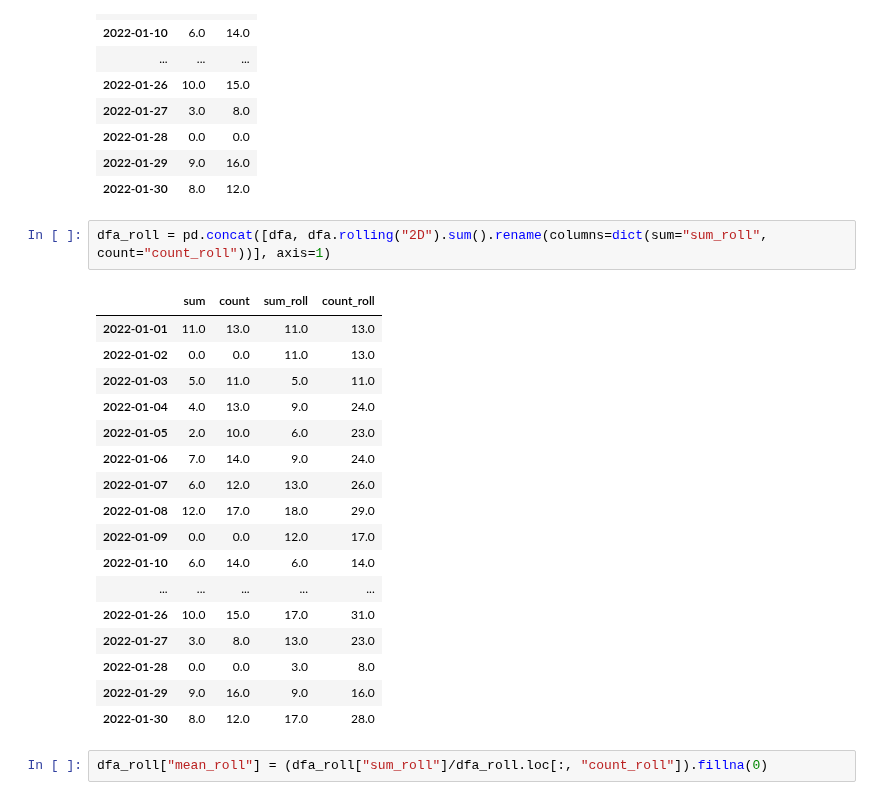
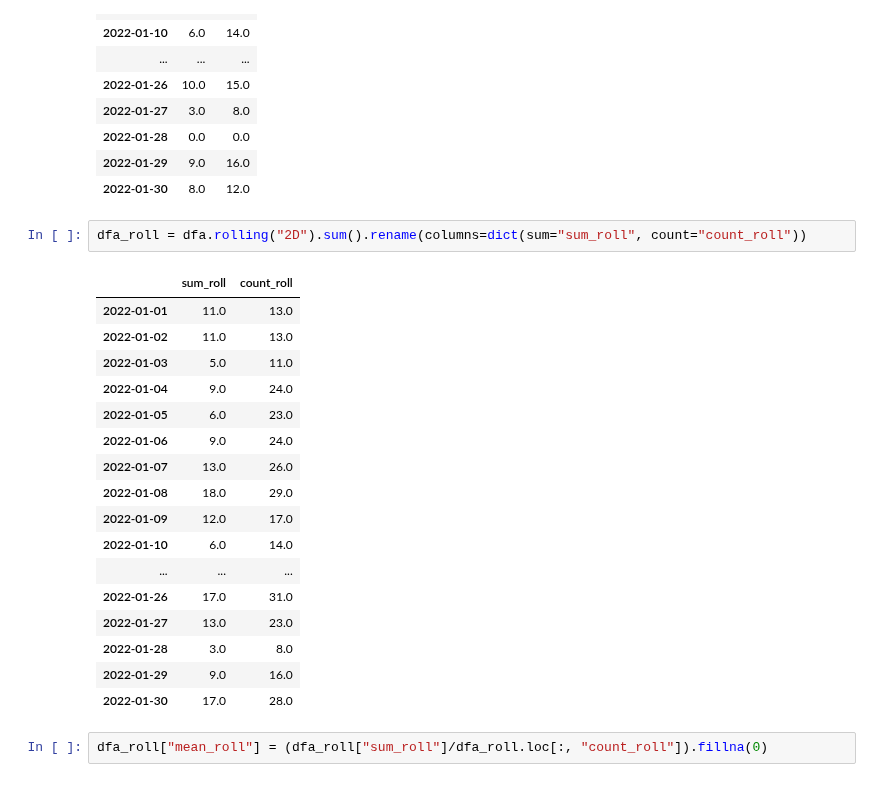
Before and after one commit to vochicong/pandas-rolling-group, a Jupyter notebook: pandas-rolling-group.ipynb, the cells around one changed output. Cells and saved outputs as stored; diff of their text form.

```diff
--- a/pandas-rolling-group.ipynb
+++ b/pandas-rolling-group.ipynb
@@ -158,24 +160,24 @@ dfa = df_gr.loc["A"].reindex(all_dates_full).fillna(0)
 | 2022-01-29 | 9.0 | 16.0 |
 | 2022-01-30 | 8.0 | 12.0 |
 # %%
-dfa_roll = pd.concat([dfa, dfa.rolling("2D").sum().rename(columns=dict(sum="sum_roll", count="count_roll"))], axis=1)
+dfa_roll = dfa.rolling("2D").sum().rename(columns=dict(sum="sum_roll", count="count_roll"))
 # %% [output]
-|  | sum | count | sum_roll | count_roll |
-| 2022-01-01 | 11.0 | 13.0 | 11.0 | 13.0 |
-| 2022-01-02 | 0.0 | 0.0 | 11.0 | 13.0 |
-| 2022-01-03 | 5.0 | 11.0 | 5.0 | 11.0 |
-| 2022-01-04 | 4.0 | 13.0 | 9.0 | 24.0 |
-| 2022-01-05 | 2.0 | 10.0 | 6.0 | 23.0 |
-| 2022-01-06 | 7.0 | 14.0 | 9.0 | 24.0 |
-| 2022-01-07 | 6.0 | 12.0 | 13.0 | 26.0 |
-| 2022-01-08 | 12.0 | 17.0 | 18.0 | 29.0 |
-| 2022-01-09 | 0.0 | 0.0 | 12.0 | 17.0 |
-| 2022-01-10 | 6.0 | 14.0 | 6.0 | 14.0 |
-| ... | ... | ... | ... | ... |
-| 2022-01-26 | 10.0 | 15.0 | 17.0 | 31.0 |
-| 2022-01-27 | 3.0 | 8.0 | 13.0 | 23.0 |
-| 2022-01-28 | 0.0 | 0.0 | 3.0 | 8.0 |
-| 2022-01-29 | 9.0 | 16.0 | 9.0 | 16.0 |
-| 2022-01-30 | 8.0 | 12.0 | 17.0 | 28.0 |
+|  | sum_roll | count_roll |
+| 2022-01-01 | 11.0 | 13.0 |
+| 2022-01-02 | 11.0 | 13.0 |
+| 2022-01-03 | 5.0 | 11.0 |
+| 2022-01-04 | 9.0 | 24.0 |
+| 2022-01-05 | 6.0 | 23.0 |
+| 2022-01-06 | 9.0 | 24.0 |
+| 2022-01-07 | 13.0 | 26.0 |
+| 2022-01-08 | 18.0 | 29.0 |
+| 2022-01-09 | 12.0 | 17.0 |
+| 2022-01-10 | 6.0 | 14.0 |
+| ... | ... | ... |
+| 2022-01-26 | 17.0 | 31.0 |
+| 2022-01-27 | 13.0 | 23.0 |
+| 2022-01-28 | 3.0 | 8.0 |
+| 2022-01-29 | 9.0 | 16.0 |
+| 2022-01-30 | 17.0 | 28.0 |
 # %%
 dfa_roll["mean_roll"] = (dfa_roll["sum_roll"]/dfa_roll.loc[:, "count_roll"]).fillna(0)
```
Also changed, not shown: parts of 7 cells of this notebook.
